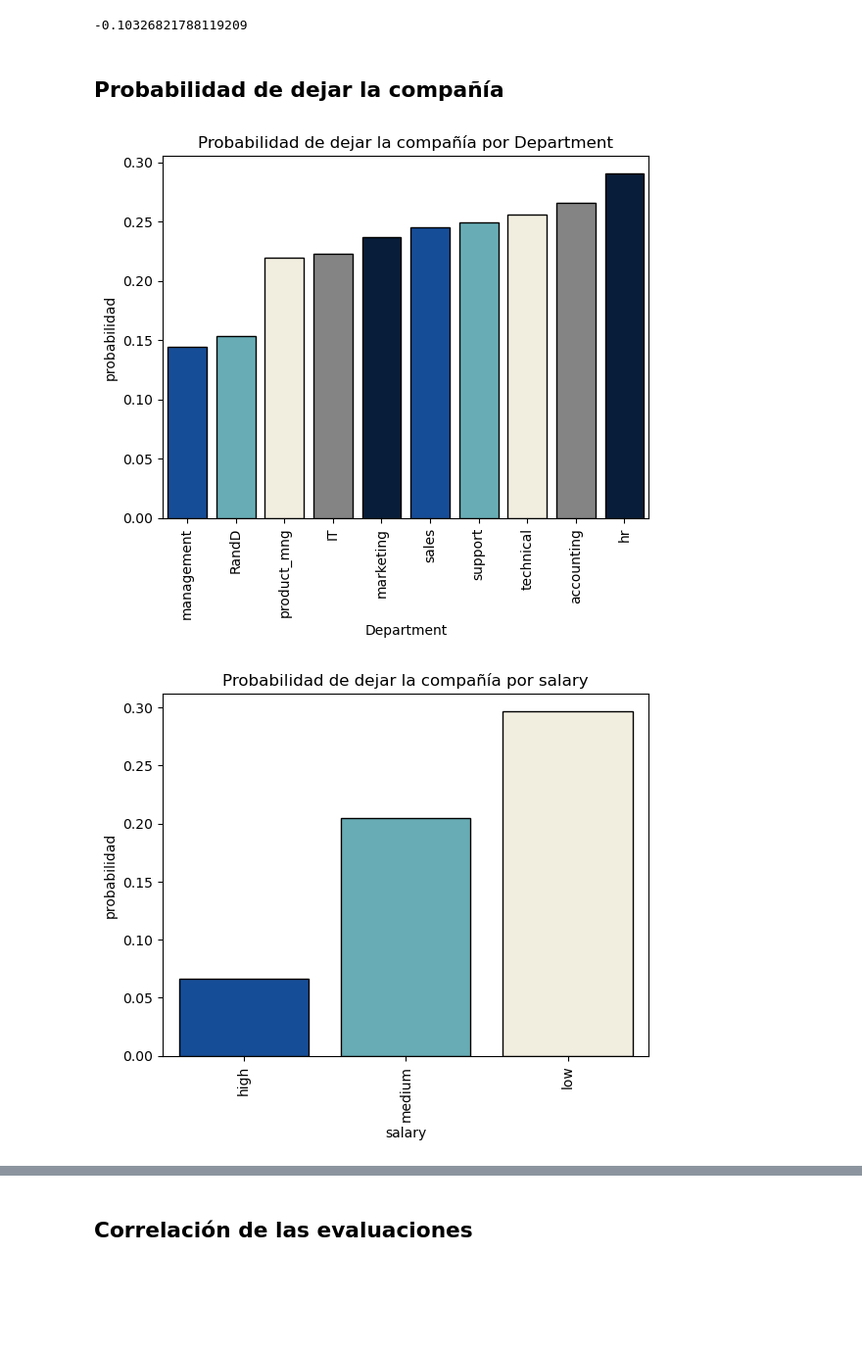
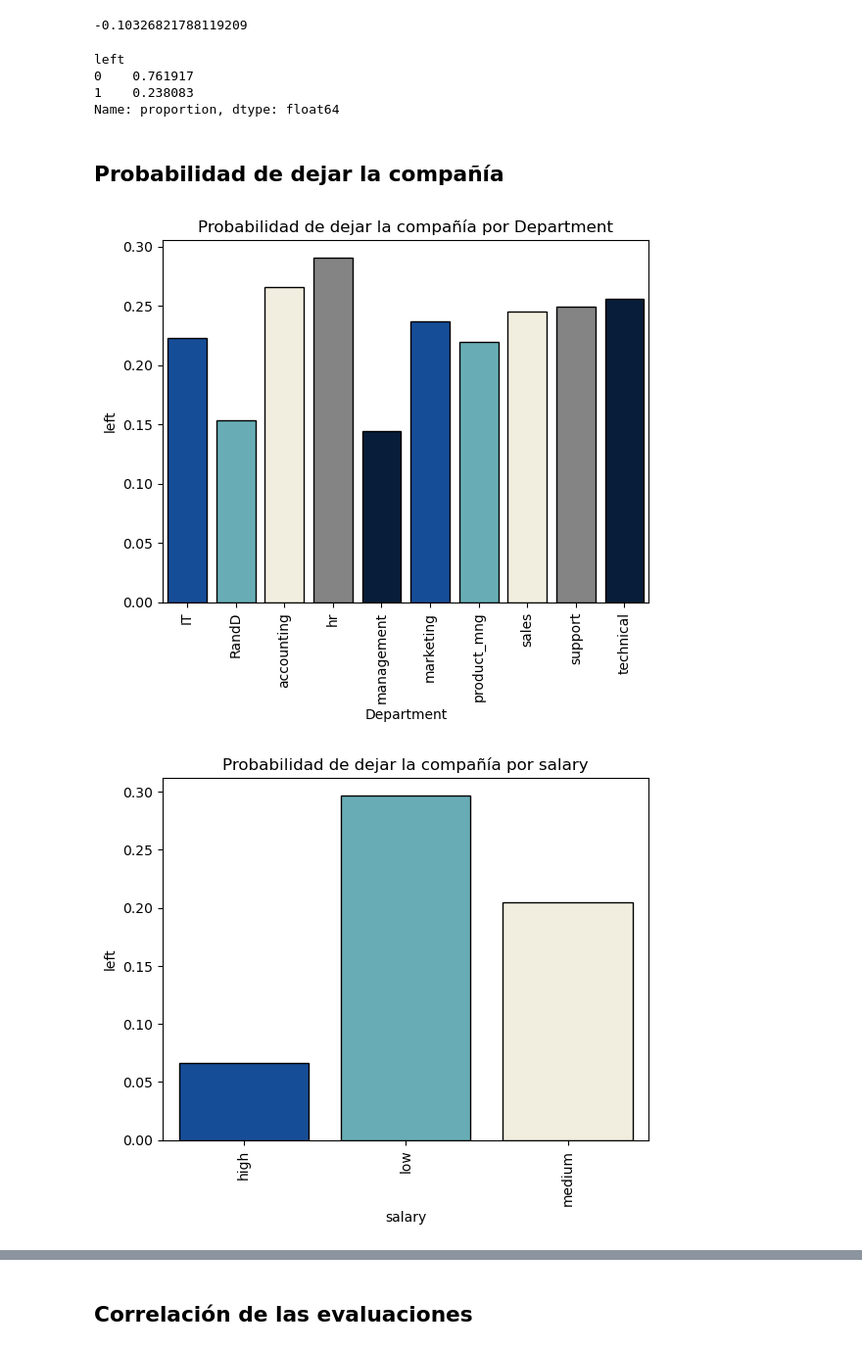
Before and after one commit to MiguelAMeloM/Miguel_DataAnalytics, a Jupyter notebook: RRHH/rrhh_analisis.ipynb, the cells around one changed output, grey strips where cells are left out. Shown at 98% size. Drawn from its saved outputs; the diff is of its cells as text; code cells hidden in the pictures; blank space fills up the shorter version.

```diff
--- a/RRHH/rrhh_analisis.ipynb
+++ b/RRHH/rrhh_analisis.ipynb
@@ -75,10 +74,7 @@ memory usage: 777.3 KB
 # %%
 cat_vars = [
     'salary',
-    'Department',
-    'promotion_last_5years',
-    'left',
-    'Work_accident'
+    'Department'
 ]
 
 for var in cat_vars:
@@ -182,6 +176,13 @@ plt.legend()
 df['delta'].mean()
 # %% [output]
 -0.10326821788119209
+# %%
+df['left'].value_counts(normalize=True)
+# %% [output]
+left
+0    0.761917
+1    0.238083
+Name: proportion, dtype: float64
 # %% [markdown]
 ## Probabilidad de dejar la compañía
 # %%
@@ -193,25 +194,16 @@ variables = [
 ]
 # %%
 for var in variables:
-    df_ = (
-        df
-        .groupby(var)
-        ['left']
-        .mean()
-        .rename('probabilidad')
-        .sort_values()
-        .to_frame()
-    )
-
-
     sns.barplot(
-        data = df_,
+        data = df,
         x = var,
-        y = 'probabilidad',
+        y = 'left',
+        estimator = 'mean',
+        errorbar = None,
         **kwargs
     )
     plt.title(f'Probabilidad de dejar la compañía por {var}')
     rot_show()
 # %% [output]
-[figure, old version]
+[figure, new version]
-[figure, old version]
+[figure, new version]
```
Also changed, not shown: parts of 8 cells of this notebook, 1 other file.
